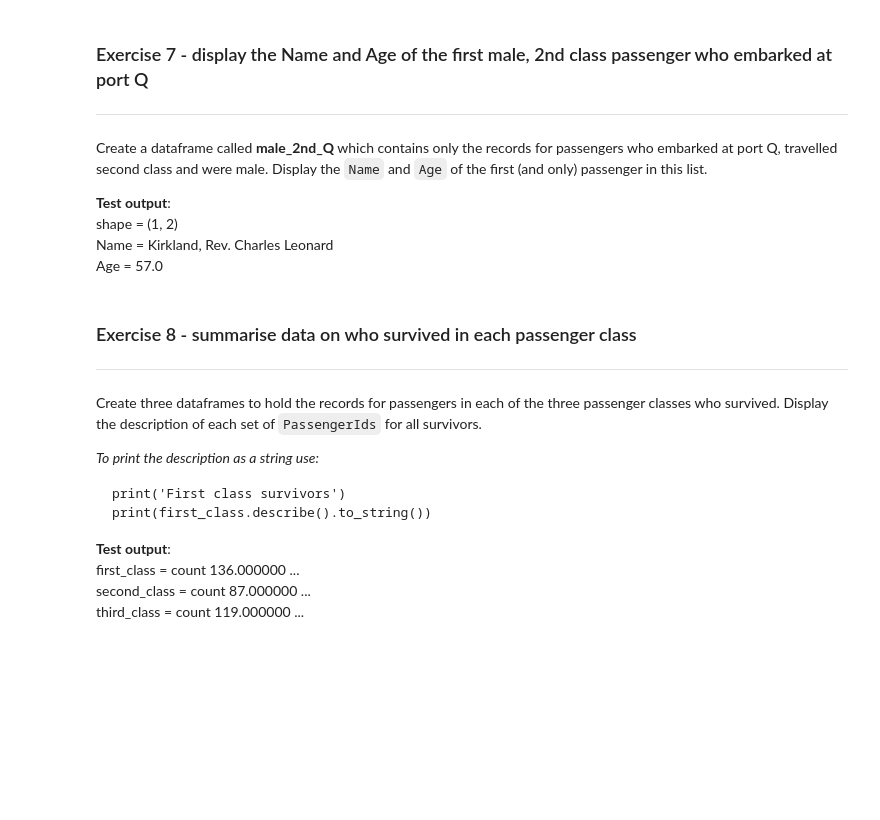
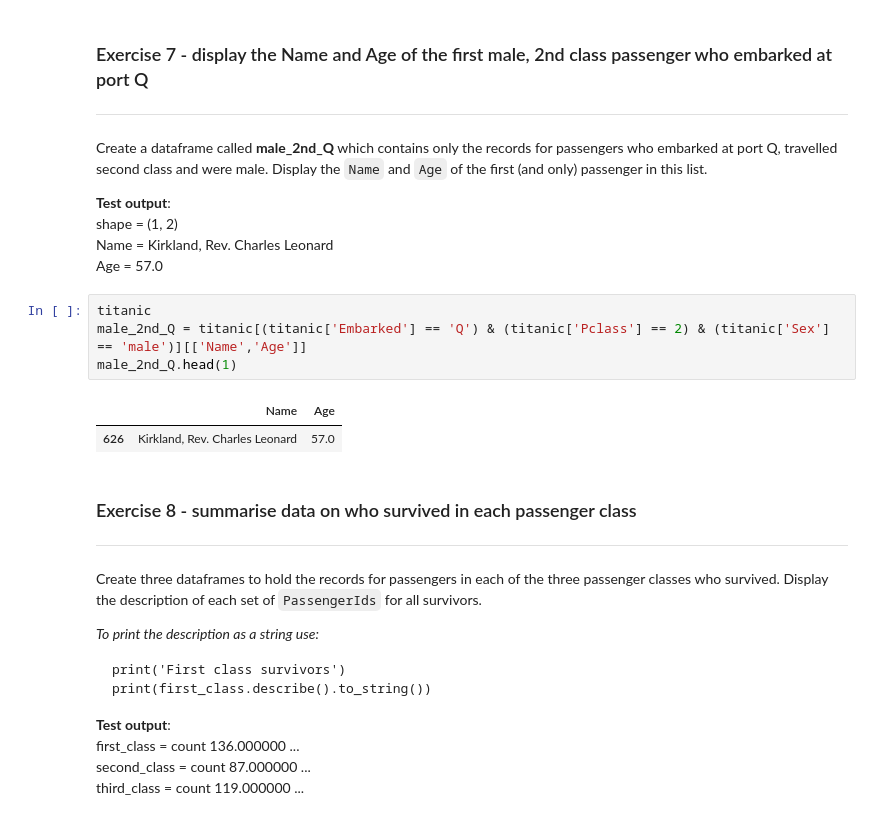
Before and after one commit to duntik/programming-for-data, a Jupyter notebook: Session 4/Sprint 2/Splitting_Data.ipynb, the cells around one changed output. Drawn from its saved outputs; the diff is of its cells as text; blank space fills up the shorter version.

```diff
--- a/Session 4/Sprint 2/Splitting_Data.ipynb
+++ b/Session 4/Sprint 2/Splitting_Data.ipynb
@@ -282,6 +343,13 @@ Create a dataframe called **male_2nd_Q** which contains only the records for pas
 shape = (1, 2)
 Name = Kirkland, Rev. Charles Leonard
 Age = 57.0
+# %%
+titanic
+male_2nd_Q = titanic[(titanic['Embarked'] == 'Q') & (titanic['Pclass'] == 2) & (titanic['Sex'] == 'male')][['Name','Age']]
+male_2nd_Q.head(1)
+# %% [output]
+|  | Name | Age |
+| 626 | Kirkland, Rev. Charles Leonard | 57.0 |
 # %% [markdown]
 ### Exercise 8 - summarise data on who survived in each passenger class
 ---
```
Also changed, not shown: parts of 3 cells of this notebook.
